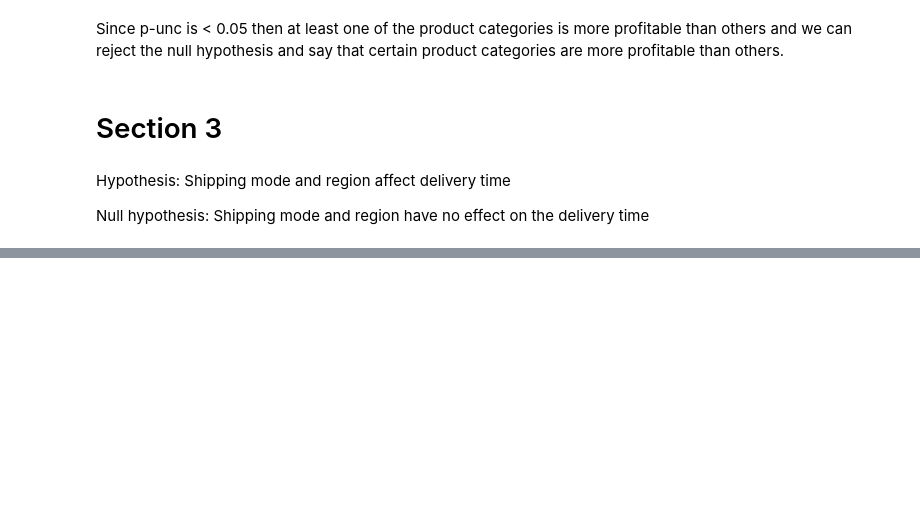
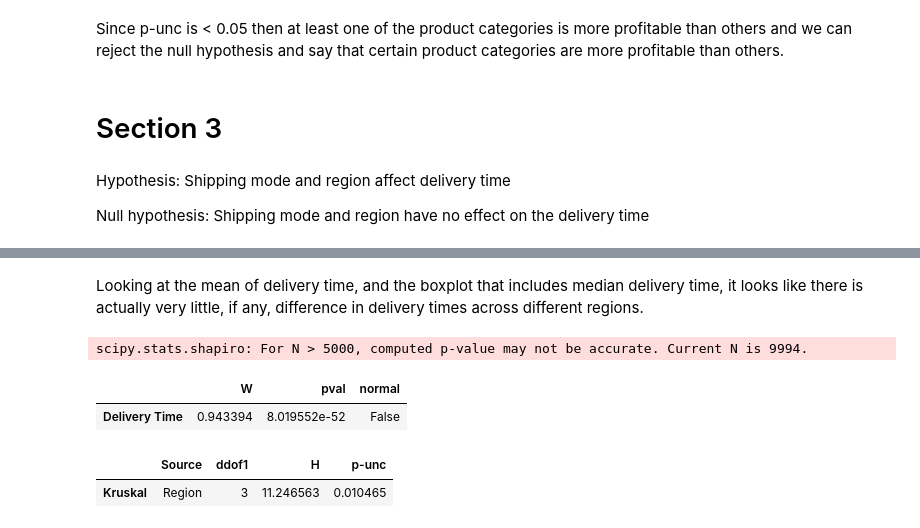
Before and after one commit to conormcdevitt/SuperstoreSales, a Jupyter notebook: jupyter_notebooks/3_DataVisualisation.ipynb, the cells around one changed output, grey strips where cells are left out. Drawn from its saved outputs; the diff is of its cells as text; code cells hidden in the pictures; blank space fills up the shorter version.

```diff
--- a/jupyter_notebooks/3_DataVisualisation.ipynb
+++ b/jupyter_notebooks/3_DataVisualisation.ipynb
@@ -154,0 +172,15 @@ Null hypothesis: Shipping mode and region have no effect on the delivery time
+# %% [markdown]
+Looking at the mean of delivery time, and the boxplot that includes median delivery time, it looks like there is actually very little, if any, difference in delivery times across different regions.
+# %%
+# checking if delivery time is normal to see what statistical test to use
+pg.normality(data=df['Delivery Time'], alpha=0.05)
+# %% [output]
+scipy.stats.shapiro: For N > 5000, computed p-value may not be accurate. Current N is 9994.
+|  | W | pval | normal |
+| Delivery Time | 0.943394 | 8.019552e-52 | False |
+# %%
+# using Kruskal-Wallis test as data is not normally distributed
+pg.kruskal(data=df, dv='Delivery Time', between='Region')
+# %% [output]
+|  | Source | ddof1 | H | p-unc |
+| Kruskal | Region | 3 | 11.246563 | 0.010465 |
```
Also changed, not shown: parts of 16 cells of this notebook.
